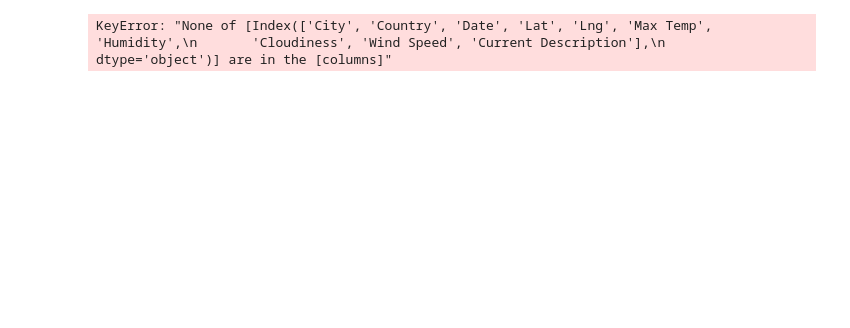
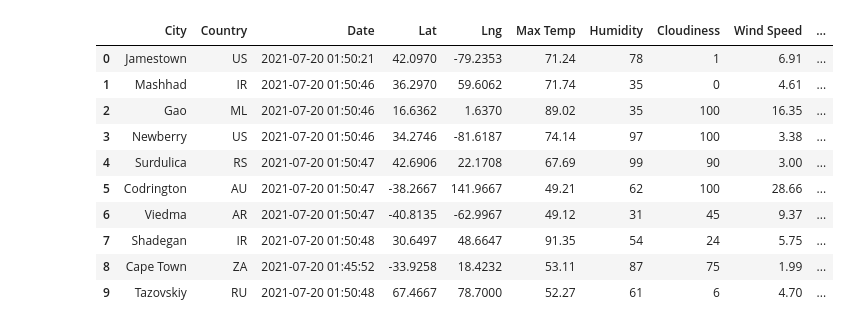
Before and after one commit to Summer-Bell/World_Weather_Analysis, a Jupyter notebook: Weather_Database/Weather_Database.ipynb, the cells around one changed output. Cells and saved outputs as stored; diff of their text form; code cells hidden in the pictures; blank space fills up the shorter version.

```diff
--- a/Weather_Database/Weather_Database.ipynb
+++ b/Weather_Database/Weather_Database.ipynb
@@ -131,7 +141,17 @@ city_data_df.head(10)
 # %%
 #Reorder columns
 new_column_order = ['City', "Country", "Date", "Lat",'Lng', "Max Temp", "Humidity", "Cloudiness", 'Wind Speed','Current Description']
 city_data_df = city_data_df[new_column_order]
-city_data_df.head()
+city_data_df.head(10)
 # %% [output]
-KeyError: "None of [Index(['City', 'Country', 'Date', 'Lat', 'Lng', 'Max Temp', 'Humidity',\n       'Cloudiness', 'Wind Speed', 'Current Description'],\n      dtype='object')] are in the [columns]"
+|  | City | Country | Date | Lat | Lng | Max Temp | Humidity | Cloudiness | Wind Speed | ... |
+| 0 | Jamestown | US | 2021-07-20 01:50:21 | 42.0970 | -79.2353 | 71.24 | 78 | 1 | 6.91 | ... |
+| 1 | Mashhad | IR | 2021-07-20 01:50:46 | 36.2970 | 59.6062 | 71.74 | 35 | 0 | 4.61 | ... |
+| 2 | Gao | ML | 2021-07-20 01:50:46 | 16.6362 | 1.6370 | 89.02 | 35 | 100 | 16.35 | ... |
+| 3 | Newberry | US | 2021-07-20 01:50:46 | 34.2746 | -81.6187 | 74.14 | 97 | 100 | 3.38 | ... |
+| 4 | Surdulica | RS | 2021-07-20 01:50:47 | 42.6906 | 22.1708 | 67.69 | 99 | 90 | 3.00 | ... |
+| 5 | Codrington | AU | 2021-07-20 01:50:47 | -38.2667 | 141.9667 | 49.21 | 62 | 100 | 28.66 | ... |
+| 6 | Viedma | AR | 2021-07-20 01:50:47 | -40.8135 | -62.9967 | 49.12 | 31 | 45 | 9.37 | ... |
+| 7 | Shadegan | IR | 2021-07-20 01:50:48 | 30.6497 | 48.6647 | 91.35 | 54 | 24 | 5.75 | ... |
+| 8 | Cape Town | ZA | 2021-07-20 01:45:52 | -33.9258 | 18.4232 | 53.11 | 87 | 75 | 1.99 | ... |
+| 9 | Tazovskiy | RU | 2021-07-20 01:50:48 | 67.4667 | 78.7000 | 52.27 | 61 | 6 | 4.70 | ... |
```
Also changed, not shown: parts of 4 cells of this notebook, 1 other file.
